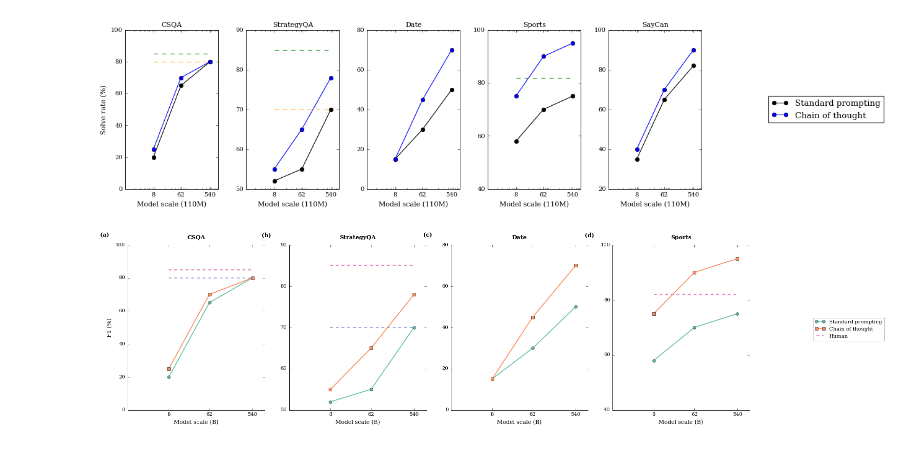
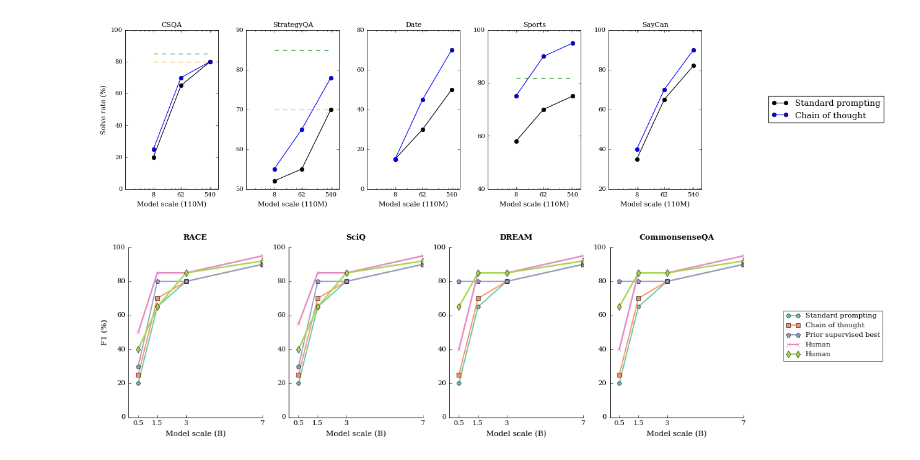
Before and after one commit to NJUxlj/reinforced-global-chain-prompt, a Jupyter notebook: performance_across_scales.ipynb, the cells around one changed output. Cells and saved outputs as stored; diff of their text form; code cells hidden in the pictures.

```diff
--- a/performance_across_scales.ipynb
+++ b/performance_across_scales.ipynb
@@ -179,31 +179,35 @@ plt.rcParams['axes.facecolor'] = 'white'  # 设置白色背景
 plt.rcParams['figure.facecolor'] = 'white'
 
 # Data
-x_values = [8, 62, 540]
+x_values = [0.5, 1.5, 3, 7]
 datasets = {
-    'CSQA': {
-        'standard': [20, 65, 80],
-        'chain': [25, 70, 80],
-        'prior': [80, 80, 80],
-        'human': [85, 85, 85]
+    'RACE': {
+        'Prompt-Tuning': [20, 65, 80, 90],
+        'Prefix-Tuning': [25, 70, 80, 90],
+        'P-Tuning': [30, 80, 80, 90],
+        'P-Tuning-V2': [50, 85, 85, 95],
+        'Baas-Prompt': [40, 65, 85, 92]
     },
-    'StrategyQA': {
-        'standard': [52, 55, 70],
-        'chain': [55, 65, 78],
-        'prior': [70, 70, 70],
-        'human': [85, 85, 85]
+    'SciQ': {
+        'Prompt-Tuning': [20, 65, 80, 90],
+        'Prefix-Tuning': [25, 70, 80, 90],
+        'P-Tuning': [30, 80, 80, 90],
+        'P-Tuning-V2': [55, 85, 85, 95],
+        'Baas-Prompt': [40, 65, 85, 92]
     },
-    'Date': {
-        'standard': [15, 30, 50],
-        'chain': [15, 45, 70],
-        'prior': None,
-        'human': None
+    'DREAM': {
+        'Prompt-Tuning': [20, 65, 80, 90],
+        'Prefix-Tuning': [25, 70, 80, 90],
+        'P-Tuning': [80, 80, 80, 90],
+        'P-Tuning-V2': [40, 85, 85, 95],
+        'Baas-Prompt': [65, 85, 85, 92]
     },
-    'Sports': {
-        'standard': [58, 70, 75],
-        'chain': [75, 90, 95],
-        'prior': None,
-        'human': [82, 82, 82]
+    'CommonsenseQA': {
+        'Prompt-Tuning': [20, 65, 80, 90],
+        'Prefix-Tuning': [25, 70, 80, 90],
+        'P-Tuning': [80, 80, 80, 90],
+        'P-Tuning-V2': [40, 85, 85, 95],
+        'Baas-Prompt': [65, 85, 85, 92]
     },
 }
 
@@ -214,10 +218,11 @@ plt.subplots_adjust(wspace=0.5, bottom=0.2)
 # Use a professional color palette
 colors = sns.color_palette('Set2')
 line_styles = {
-    'standard': {'color': colors[0], 'marker': 'o', 'linestyle': '-', 'label': 'Standard prompting', 'markersize': 5, 'linewidth': 1.5},
-    'chain': {'color': colors[1], 'marker': 's', 'linestyle': '-', 'label': 'Chain of thought', 'markersize': 5, 'linewidth': 1.5},
-    'prior': {'color': colors[2], 'linestyle': '--', 'label': 'Prior supervised best', 'linewidth': 1.5,'dashes': (5, 5)},
-    'human': {'color': colors[3], 'linestyle': '--', 'label': 'Human', 'linewidth': 2,'dashes': (5, 5)}
+    'Prompt-Tuning': {'color': colors[0], 'marker': 'o', 'linestyle': '-', 'label': 'Standard prompting', 'markersize': 5, 'linewidth': 1.5},
+    'Prefix-Tuning': {'color': colors[1], 'marker': 's', 'linestyle': '-', 'label': 'Chain of thought', 'markersize': 5, 'linewidth': 1.5},
+    'P-Tuning': {'color': colors[2], 'marker': 'p', 'linestyle': '-', 'label': 'Prior supervised best', 'linewidth': 1.5},
+    'P-Tuning-V2': {'color': colors[3], 'marker': 'x','linestyle': '-', 'label': 'Human', 'linewidth': 2},
+    'Baas-Prompt': {'color': colors[4], 'marker': 'd','linestyle': '-', 'label': 'Human', 'linewidth': 2}
 }
 
 # Plot each subplot
@@ -236,55 +241,56 @@ for idx, (dataset, data) in enumerate(datasets.items()):
     ax.set_xlabel('Model scale (B)')
 
     # Set x-axis scale and ticks
-    ax.set_xscale('log')
+    ax.set_xscale('linear') # log
     ax.set_xticks(x_values)
     ax.set_xticklabels(x_values)
     # Remove minor ticks
     ax.minorticks_off()
     # Add subplot label
-    ax.text(-0.2, 1.05, f'({chr(97+idx)})', transform=ax.transAxes, fontweight='bold')
+    # ax.text(-0.2, 1.05, f'({chr(97+idx)})', transform=ax.transAxes, fontweight='bold')
 
     # Set y-axis limits based on data
-    if dataset == 'CSQA':
+    if dataset == 'RACE':
         ax.set_ylim(0, 100)
         ax.set_yticks(range(0, 101, 20)) # 设置纵轴的刻度为从 0 开始，每次增加 20，直到 100
-    elif dataset == 'StrategyQA':
-        ax.set_ylim(50, 90)
-        ax.set_yticks(range(50, 91, 10))
-    elif dataset == 'Date':
-        ax.set_ylim(0, 80)
-        ax.set_yticks(range(0, 81, 20))
-    elif dataset == 'Sports':
-        ax.set_ylim(40, 100)
-        ax.set_yticks(range(40, 101, 20))
+    elif dataset == 'SciQ':
+        ax.set_ylim(0, 100)
+        ax.set_yticks(range(0, 101, 20))
+    elif dataset == 'DREAM':
+        ax.set_ylim(0, 100)
+        ax.set_yticks(range(0, 101, 20))
+    elif dataset == 'CommonsenseQA':
+        ax.set_ylim(0, 100)
+        ax.set_yticks(range(0, 101, 20))
 
     # elif dataset == 'SayCan':
     #     ax.set_ylim(20, 100)
     #     ax.set_yticks(range(20, 101, 20))
 
     # Add spines
+    ax.tick_params(top=False, right=False)
     ax.spines['top'].set_visible(False)
     ax.spines['right'].set_visible(False)
     ax.spines['left'].set_linewidth(0.8)
     ax.spines['bottom'].set_linewidth(0.8)
 
 # Add legend with better positioning and style
-handles, labels = axs[-1].get_legend_handles_labels()
+handles, labels = axs[-1].get_legend_handles_labels() # 从最后一个轴对象 axs[-1] 获取图例的句柄和标签。
 legend = fig.legend(handles, labels,
                    loc='center right',
                    bbox_to_anchor=(1.2, 0.5),
                    fontsize=9,
                    frameon=True,
                    edgecolor='black',
                    fancybox=False)
 legend.get_frame().set_linewidth(0.5)
 legend.get_frame().set_facecolor('white')
 
 # Adjust layout to prevent label cutoff
 plt.tight_layout()
 
 # Save with high DPI for publication quality
-plt.savefig('performance_comparison.png', dpi=300, bbox_inches='tight', pad_inches=0.1)
+plt.savefig('performance_across_scales.png', dpi=300, bbox_inches='tight', pad_inches=0.1)
 plt.show()
 # %% [output]
-[figure, old version]
+[figure, new version]
```
Also changed, not shown: 4 other files.
